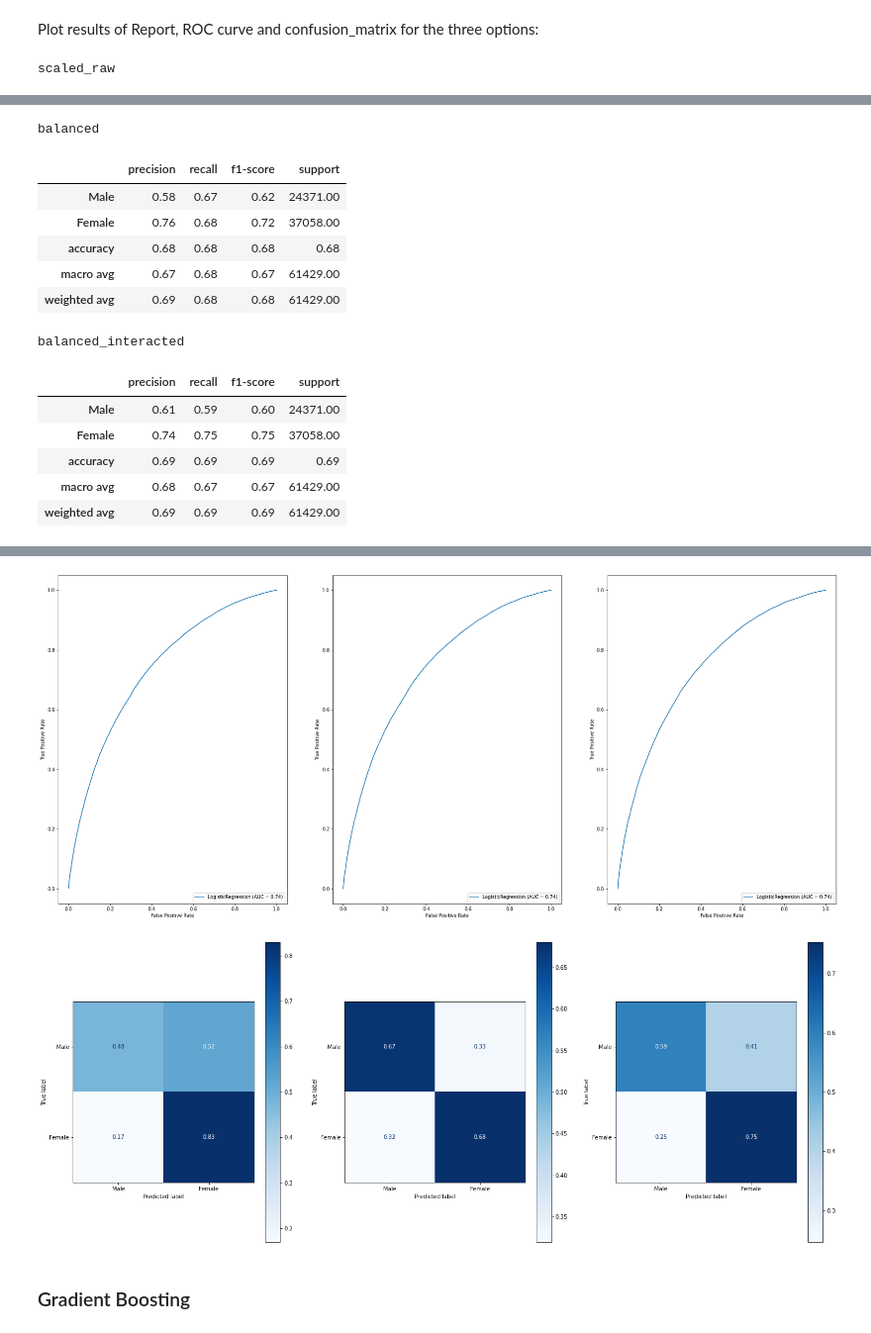
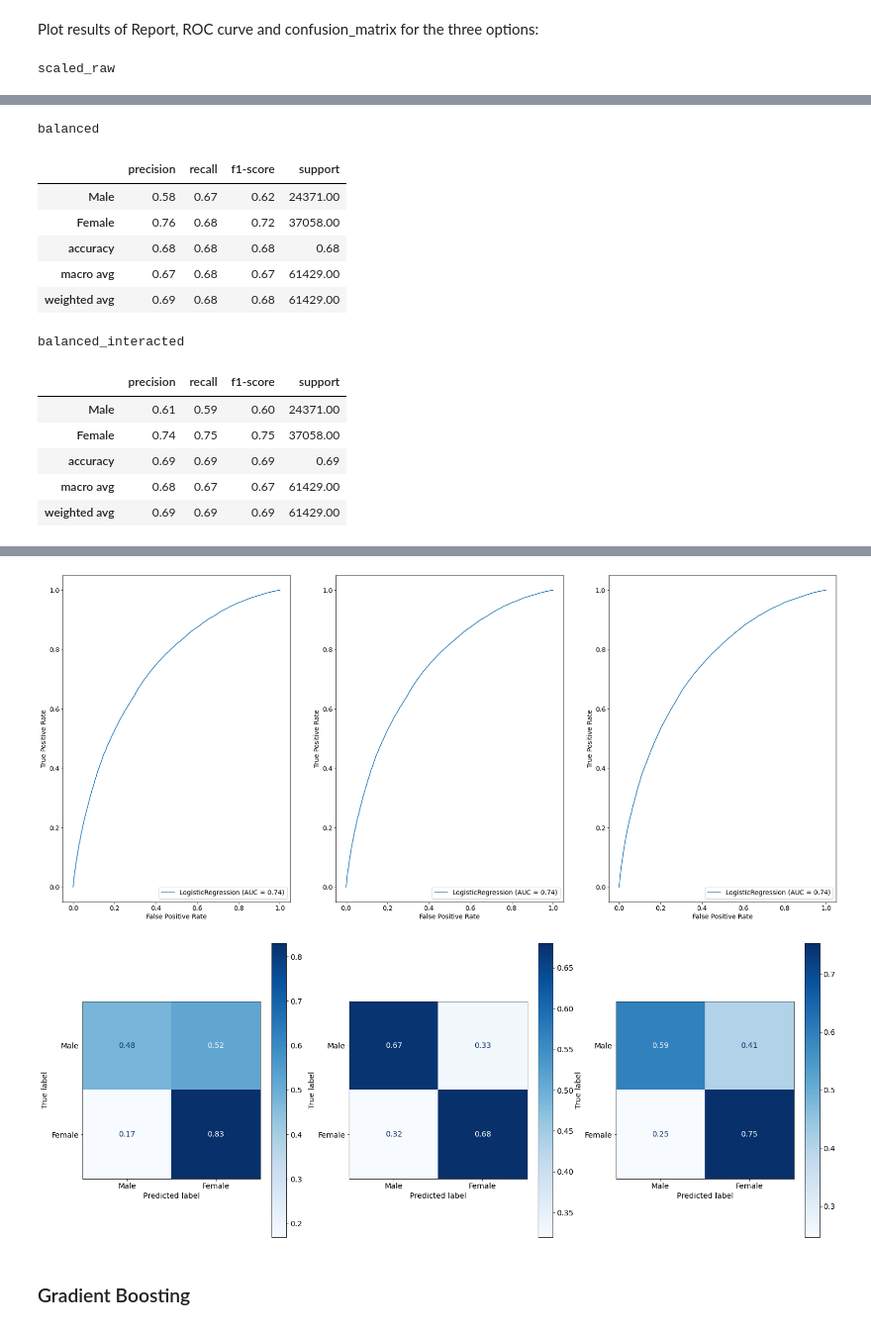
Before and after one commit to efratkohen/Big_five, a Jupyter notebook: final-draft.ipynb, the cells around one changed output, grey strips where cells are left out. Shown at 99% size. Cells and saved outputs as stored; diff of their text form; code cells hidden in the pictures.

Commit message:
Update font size graph

```diff
--- a/final-draft.ipynb
+++ b/final-draft.ipynb
@@ -503,7 +537,6 @@ for i in range(len(train_datasets)):
     #roc curve
     _ = plot_roc_curve(models_list[i], X_test_list[i], y_test_list[i],
                        ax=ax_roc[i])
-
 
 
 
@@ -540,37 +573,37 @@ df3_styler = report_list[2].style.set_table_attributes("style='display:inline'")
     'font-size': '8pt',
 }).set_caption(datasets_names[2])
 
-
+mpl.rcParams.update({'font.size': 16})
 
 display_html(df1_styler._repr_html_()+df2_styler._repr_html_()+df3_styler._repr_html_(), raw=True)
 
 
 hide_toggle('Plots for Logistic Regression')
 # %% [output]
 scaled_raw
 |  | precision | recall | f1-score | support |
 | Male | 0.65 | 0.48 | 0.55 | 24371.00 |
 | Female | 0.71 | 0.83 | 0.76 | 37058.00 |
 | accuracy | 0.69 | 0.69 | 0.69 | 0.69 |
 | macro avg | 0.68 | 0.65 | 0.66 | 61429.00 |
 | weighted avg | 0.68 | 0.69 | 0.68 | 61429.00 |
 balanced
 |  | precision | recall | f1-score | support |
 | Male | 0.58 | 0.67 | 0.62 | 24371.00 |
 | Female | 0.76 | 0.68 | 0.72 | 37058.00 |
 | accuracy | 0.68 | 0.68 | 0.68 | 0.68 |
 | macro avg | 0.67 | 0.68 | 0.67 | 61429.00 |
 | weighted avg | 0.69 | 0.68 | 0.68 | 61429.00 |
 balanced_interacted
 |  | precision | recall | f1-score | support |
 | Male | 0.61 | 0.59 | 0.60 | 24371.00 |
 | Female | 0.74 | 0.75 | 0.75 | 37058.00 |
 | accuracy | 0.69 | 0.69 | 0.69 | 0.69 |
 | macro avg | 0.68 | 0.67 | 0.67 | 61429.00 |
 | weighted avg | 0.69 | 0.69 | 0.69 | 61429.00 |
 [interactive output not drawn]
-[figure, old version]
+[figure, new version]
-[figure, old version]
+[figure, new version]
 # %% [markdown]
 ### Gradient Boosting
 # %% [markdown]
```
Also changed, not shown: parts of 7 cells of this notebook, 5 other files.
